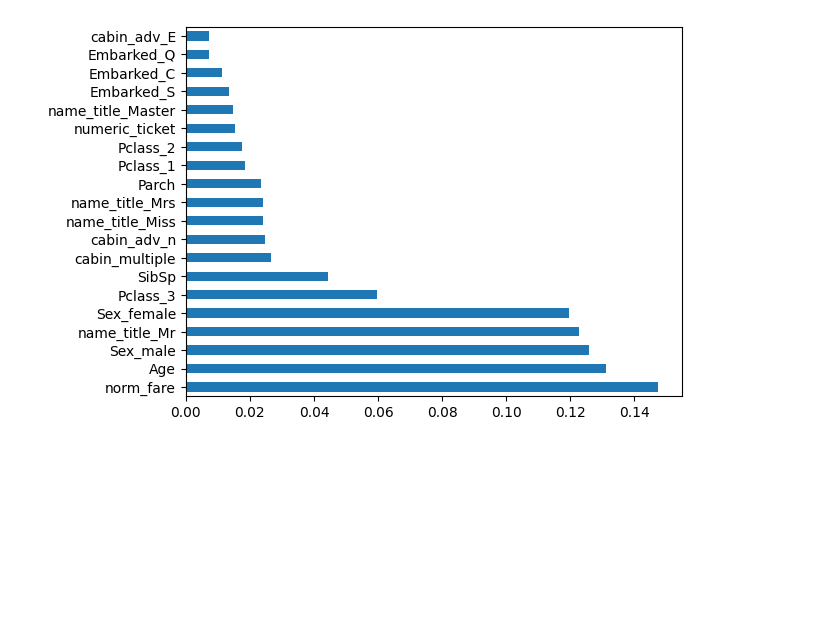
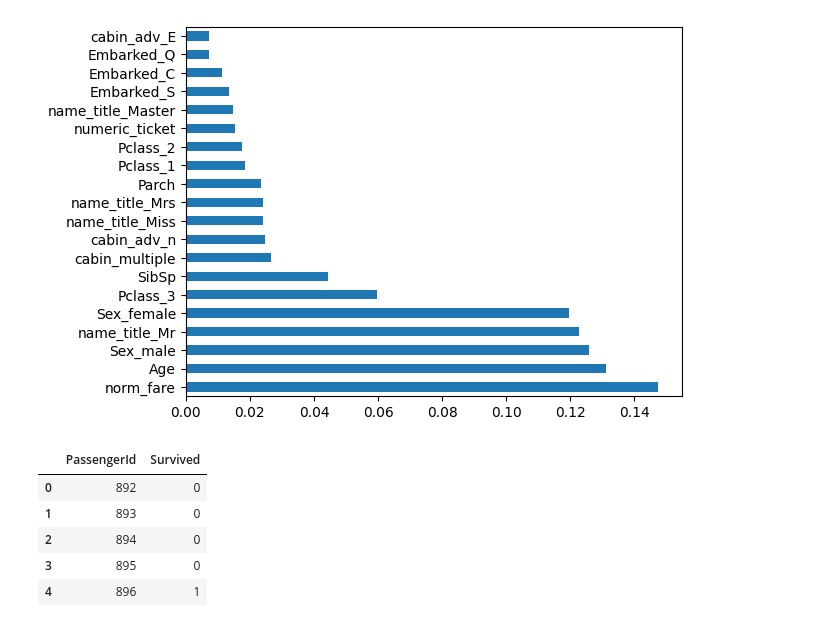
Before and after one commit to JacobLBaum/kaggle-titanic, a Jupyter notebook: analysis.ipynb, the cells around one changed output. Cells and saved outputs as stored; diff of their text form; code cells hidden in the pictures; blank space fills up the shorter version.

Commit message:
Add Optuna and prediction submission

```diff
--- a/analysis.ipynb
+++ b/analysis.ipynb
@@ -436,0 +479,17 @@ print("Best RF score:", study_rf.best_value)
+# %%
+best_xgb_model = XGBClassifier(**study_xgb.best_params)
+best_xgb_model.fit(X_train, y_train)
+best_xgb_model.predict(X_test)
+submission = pd.DataFrame({
+    "PassengerId": test_df["PassengerId"],
+    "Survived": best_xgb_model.predict(X_test)
+})
+submission.to_csv('submission.csv', index=False)
+submission.head()
+# %% [output]
+|  | PassengerId | Survived |
+| 0 | 892 | 0 |
+| 1 | 893 | 0 |
+| 2 | 894 | 0 |
+| 3 | 895 | 0 |
+| 4 | 896 | 1 |
```
Also changed, not shown: parts of 2 cells of this notebook, 1 other file.
